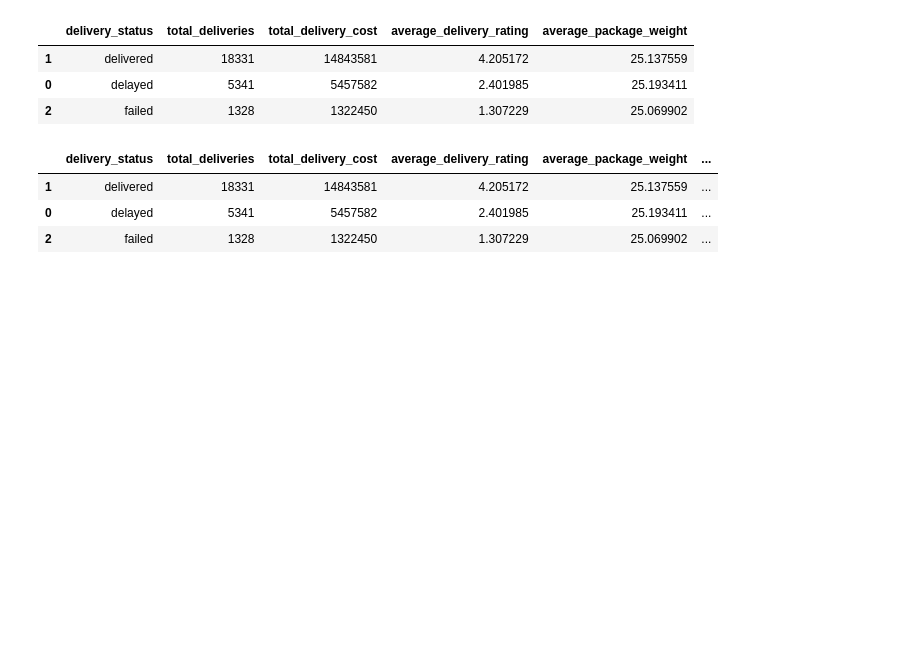
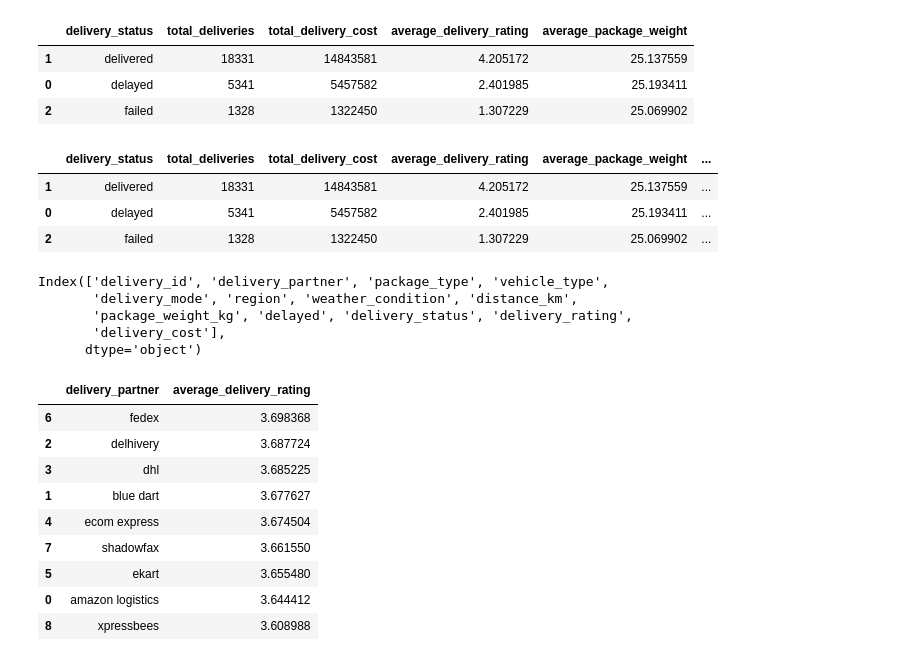
Before and after one commit to mahendra204/Python-Basics-Projects, a Jupyter notebook: Delivery Logistics EDA.ipynb, the cells around one changed output. Drawn from its saved outputs; the diff is of its cells as text; code cells hidden in the pictures; blank space fills up the shorter version.

```diff
--- a/Delivery Logistics EDA.ipynb
+++ b/Delivery Logistics EDA.ipynb
@@ -449,3 +448,24 @@ grouped_data_delivery_status_wise
 | 1 | delivered | 18331 | 14843581 | 4.205172 | 25.137559 | ... |
 | 0 | delayed | 5341 | 5457582 | 2.401985 | 25.193411 | ... |
 | 2 | failed | 1328 | 1322450 | 1.307229 | 25.069902 | ... |
+# %%
+df.columns
+# %% [output]
+Index(['delivery_id', 'delivery_partner', 'package_type', 'vehicle_type',
+       'delivery_mode', 'region', 'weather_condition', 'distance_km',
+       'package_weight_kg', 'delayed', 'delivery_status', 'delivery_rating',
+       'delivery_cost'],
+      dtype='object')
+# %%
+df.groupby('delivery_partner')['delivery_rating'].mean().reset_index(name = 'average_delivery_rating').sort_values(by = 'average_delivery_rating', ascending = False)
+# %% [output]
+|  | delivery_partner | average_delivery_rating |
+| 6 | fedex | 3.698368 |
+| 2 | delhivery | 3.687724 |
+| 3 | dhl | 3.685225 |
+| 1 | blue dart | 3.677627 |
+| 4 | ecom express | 3.674504 |
+| 7 | shadowfax | 3.661550 |
+| 5 | ekart | 3.655480 |
+| 0 | amazon logistics | 3.644412 |
+| 8 | xpressbees | 3.608988 |
```
Also changed, not shown: parts of 2 cells of this notebook.
